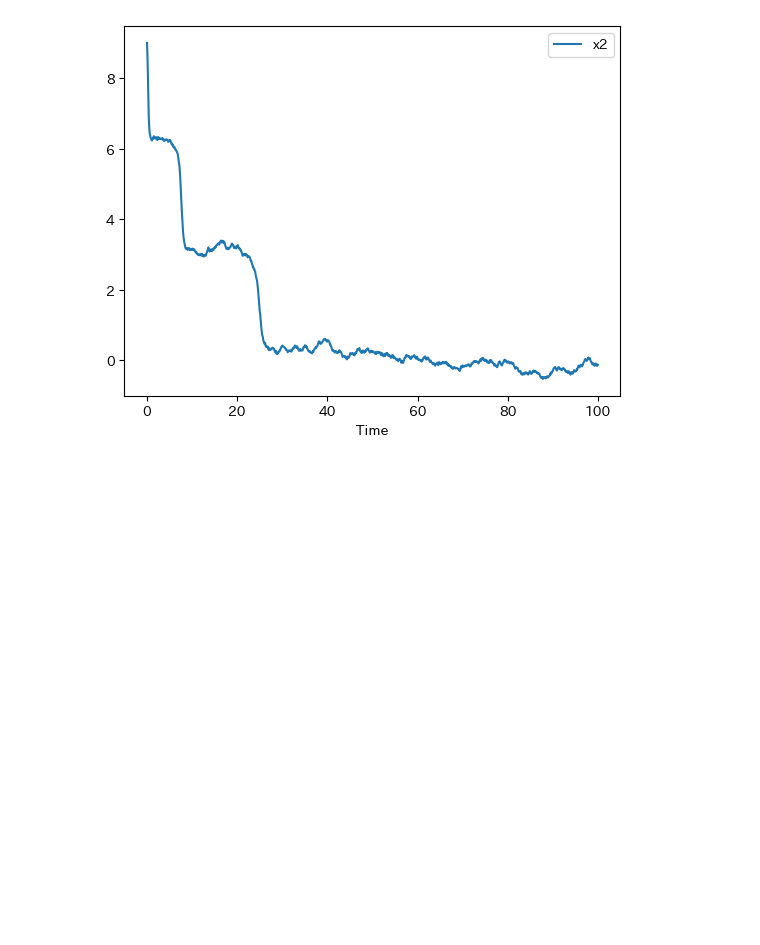
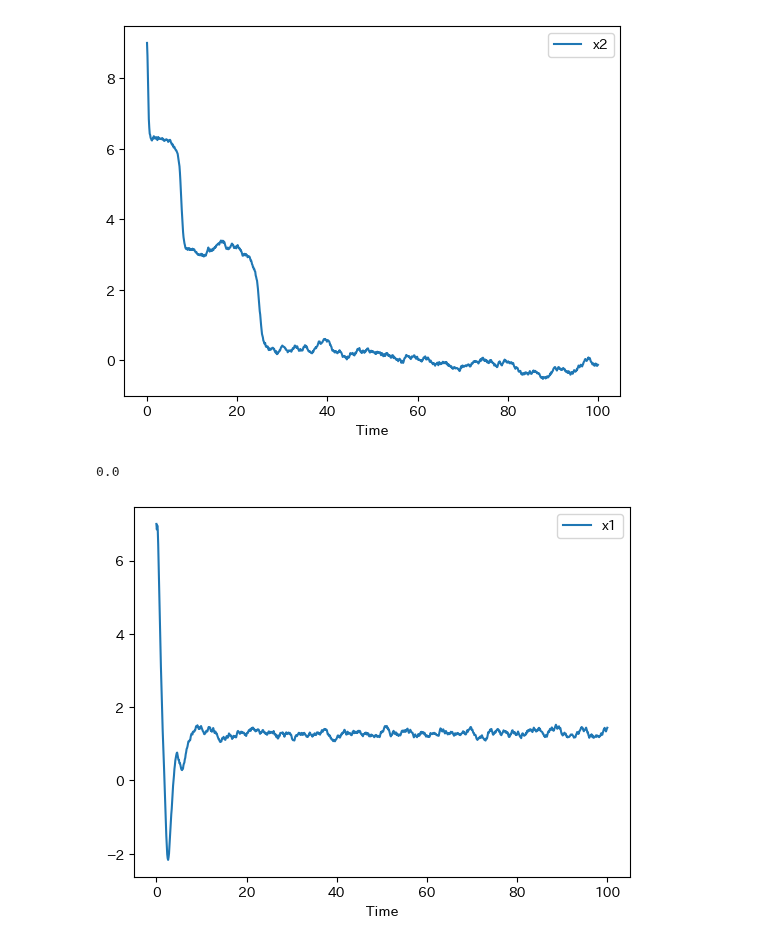
Before and after one commit to gomi-kuzu/model_base_deep, a Jupyter notebook: work/Origin/numerical_experiment_for_trigger_controller.ipynb, the cells around one changed output. Saved outputs shown, nothing was run; the diff lists cells and outputs as text; code cells hidden in the pictures; blank space fills up the shorter version.

```diff
--- a/work/Origin/numerical_experiment_for_trigger_controller.ipynb
+++ b/work/Origin/numerical_experiment_for_trigger_controller.ipynb
@@ -65,3 +65,51 @@ df.plot("Time", "x1");
 df.plot("Time", "x2");
 # %% [output]
 [figure]
+# %%
+@jax.jit
+def get_ivent_trigger(x, x_hat, L0, L1, L2):
+    tmp = jnp.concat([x, x_hat])
+    return tmp @ L2 @ tmp.T + L1.T @ tmp.T + L0
+# %%
+def get_test_response():
+    K = jnp.array([0.0196, -0.837])
+    L0 = -1.6522
+    L1 = jnp.array([ -0.218, -0.0347, -0.5838, -0.3667])
+    L2 = jnp.array([[-0.0940, -0.2975, -0.8563, 0.3702],
+                    [-0.2975, 0.8026, 0.2669, -0.1481],
+                    [-0.8563, 0.2669, -0.7348, -0.0067],
+                    [0.3702, -0.1481, -0.0067, -0.3706]])
+
+    xs = np.zeros((2,step_num))
+    trgs = np.zeros(step_num)
+    xs[:,0] = init_x
+    for k, t in enumerate(ts):
+        if k > 0:
+            u = K @ x.T
+            act_x = solve_byRK(dyn, dt, t, act_x, u, seeds[k-1])
+            xs[:, k] = act_x
+            iv_trg = get_ivent_trigger(act_x, x, L0, L1, L2)
+            if iv_trg >= 0:
+                x = jnp.copy(act_x)
+                if k < step_num-1:
+                    trgs[k+1] = 1
+
+        else:
+            # 初期値
+            act_x = jnp.array(init_x)
+            x = jnp.copy(act_x)
+    return xs, trgs
+# %%
+xs, trgs = get_test_response()
+df2 = pd.DataFrame()
+df2["Time"] = ts
+df2["x1"] = xs[0,:]
+df2["x2"] = xs[1,:]
+# %%
+np.sum(trgs)
+# %% [output]
+0.0
+# %%
+df2.plot("Time", "x1");
+# %% [output]
+[figure, added]
```
Also changed, not shown: parts of 2 cells of this notebook.
